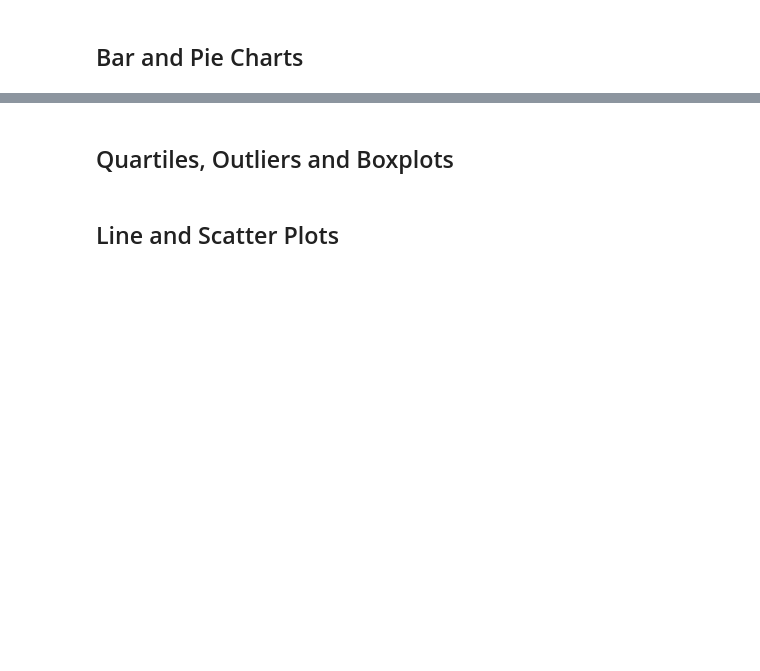
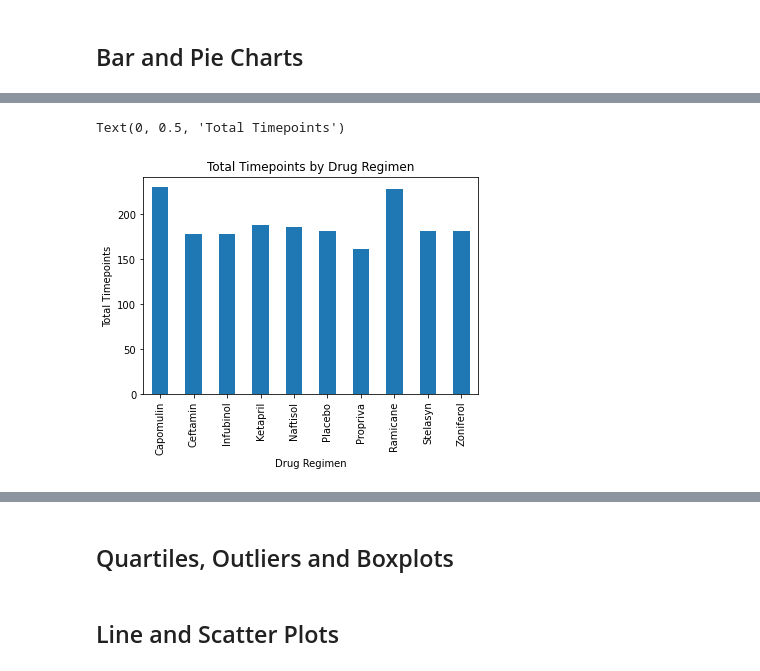
Before and after one commit to JCat3/Matplotlib, a Jupyter notebook: Pymaceuticals/pymaceuticals_starter.ipynb, the cells around one changed output, grey strips where cells are left out. Cells and saved outputs as stored; diff of their text form; code cells hidden in the pictures; blank space fills up the shorter version.

```diff
--- a/Pymaceuticals/pymaceuticals_starter.ipynb
+++ b/Pymaceuticals/pymaceuticals_starter.ipynb
@@ -80,2 +187,9 @@ cleaned_results["Mouse ID"].count()
 # %%
-# Generate a bar plot showing the total number of timepoints for all mice tested for each drug regimen using Pandas.
+# Generate a bar plot showing the total number of timepoints for all mice tested for each drug regimen using pyplot.
+
+Regimen_timepoint = Timepoint.plot(kind="bar", title="Total Timepoints by Drug Regimen")
+Regimen_timepoint.set_xlabel("Drug Regimen")
+Regimen_timepoint.set_ylabel("Total Timepoints")
+# %% [output]
+Text(0, 0.5, 'Total Timepoints')
+[figure, added]
```
Also changed, not shown: parts of 10 cells of this notebook, 2 other files.
